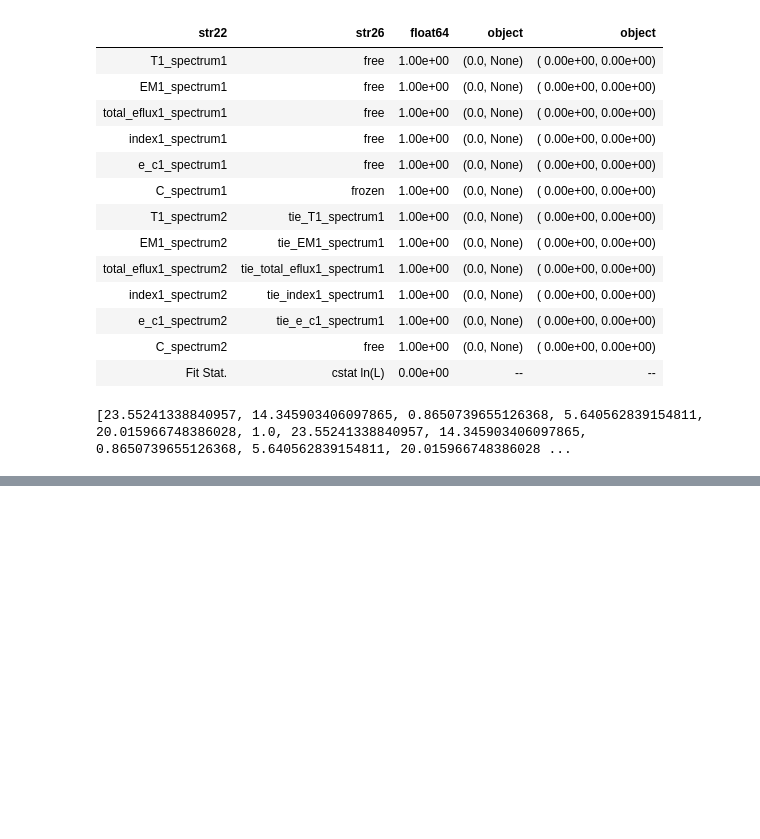
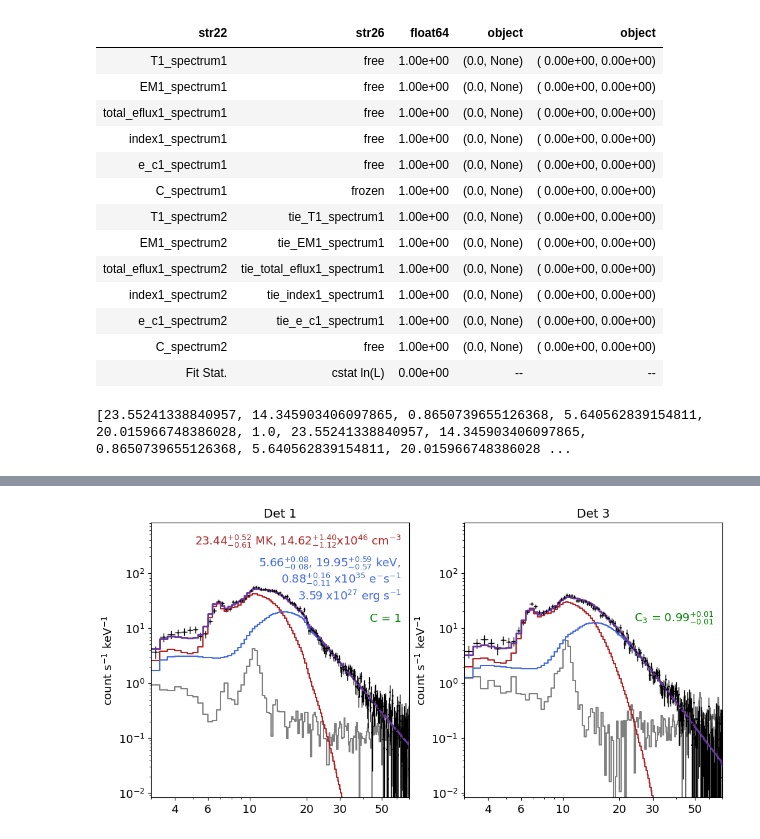
Before and after one commit to ianan/sks_examples, a Jupyter notebook: sks_fit_rhessi_flare_simdets.ipynb, the cells around one changed output, grey strips where cells are left out. Cells and saved outputs as stored; diff of their text form; code cells hidden in the pictures; blank space fills up the shorter version.

```diff
--- a/sks_fit_rhessi_flare_simdets.ipynb
+++ b/sks_fit_rhessi_flare_simdets.ipynb
@@ -201,0 +242,91 @@ plt.show()
+# %%
+plt.rc('font', family='sans-serif', weight='normal', size=13)
+# fig, axes = plt.subplots(2, 3, figsize=(13, 8), constrained_layout=True)
+fig, axes = plt.subplots(1, 2, figsize=(10, 5), constrained_layout=True)
+clist = []
+cuplist = []
+cdnlist = []
+frozendet=1
+detlist = np.array([1,3])
+
+ylims=np.array([5e-2,5e3])/6.
+xlim=[3,70]
+for s, ax in zip(range(len(detlist)), axes.flat):
+    plt.subplots
+    c=fitter.params["C_spectrum"+str(int(s+1))]["Value"]
+
+    # Get the data and fits to replot
+    engs=fitter.plotting_info['spectrum'+str(int(s+1))]['count_channels']
+    edels=fitter.plotting_info['spectrum'+str(int(s+1))]['count_channel_error']
+    rat=fitter.plotting_info['spectrum'+str(int(s+1))]['count_rates'] #background + flare
+    erat=fitter.plotting_info['spectrum'+str(int(s+1))]['count_rate_errors']
+    # Currently background returns same values twice ?!?!?! like resid
+    backrat=fitter.plotting_info['spectrum'+str(int(s+1))]['background_rate'][::2]
+    resid=fitter.plotting_info['spectrum'+str(int(s+1))]['residuals'][::2]
+    fmd=fitter.plotting_info['spectrum'+str(int(s+1))]['count_rate_model']
+    sfmd=fitter.plotting_info['spectrum'+str(int(s+1))]['submodels'] #[0] is fvth, [1] is fthick2
+    fiter=fitter.plotting_info['spectrum'+str(int(s+1))]['fitting_range']
+    # Sort out the energy binning steps for plotting
+    stepe = list()
+    for i in range(len(engs)):
+        stepe.append(engs[i] - edels[i])
+    stepe.append(engs[-1]+edels[-1])
+    ns=len(stepe)
+
+    #gs_kw = dict(height_ratios=[4,1],hspace=0.02,wspace=0.05)
+    plt.rcParams['font.size'] = 10
+    #fig, axs = plt.subplots(ncols=1, nrows=2, constrained_layout=False,
+    #                     gridspec_kw=gs_kw,figsize=spec_plot_size)
+    ax.step(stepe[0:ns-1],backrat,where='post',color='grey',lw=1.5,label='back')
+    ax.errorbar(engs,rat-backrat,xerr=edels,yerr=erat,fmt='.',color='k',lw=1.,ms=2,label='data-back')
+    ax.step(stepe[0:ns-1],sfmd[0][0:ns-1],where='post',color='firebrick',label='vth')
+    ax.step(stepe[0:ns-1],sfmd[1][0:ns-1],where='post',color='royalblue',label='thick2')
+    ax.step(stepe[0:ns-1],fmd[0:ns-1]-backrat,where='post',color='rebeccapurple',lw=2,label='vth+thick2')
+    ax.set_ylabel('count s$^{-1}$ keV$^{-1}$')
+
+
+    if not s==np.where(detlist==frozendet)[0][0]:
+        c=f'{c:4.2f}'
+        c_err=[fitter.params["C_spectrum"+str(int(s+1))]["Error"][0],fitter.params["C_spectrum"+str(int(s+1))]["Error"][1]]
+        cups=f'{c_err[1]:4.2f}'
+        cdns=f'{c_err[0]:4.2f}'
+        dd=f'{detlist[s]}'
+        ax.text(0.97,0.64,"C$_{"+dd+"}$ = "+c+'$^{+'+cups+'}_{-'+cdns+'}$',\
+            color='g',ha='right',transform=ax.transAxes,size=13)
+    else:
+        ax.text(0.97,0.92,tmks+'$^{+'+tmkups+'}_{-'+tmkdns+'}$ MK, '+\
+            ems+'$^{+'+emups+'}_{-'+emdns+'}$x10$^{46}$ cm$^{-3}$',\
+            color='firebrick',ha='right',transform=ax.transAxes,size=13)
+
+        ax.text(0.97,0.84,inds+'$^{+'+indups+'}_{-'+inddns+'}$, '+\
+            ecs+'$^{+'+ecups+'}_{-'+ecdns+'}$ keV, ',
+            color='royalblue',ha='right',transform=ax.transAxes,size=13)
+        ax.text(0.97,0.78,nts+'$^{+'+ntups+'}_{-'+ntdns+'}$ x10$^{35}$ e$^{-}$s$^{-1}$',\
+            color='royalblue',ha='right',transform=ax.transAxes,size=13)
+        ax.text(0.97,0.72,nnpows+' x10$^{27}$ erg s$\mathit{^{-1}}$',\
+              color='royalblue',ha='right',transform=ax.transAxes,size=13)
+        c=1
+        c_err=[0,0]
+        ax.text(0.97,0.64,"C = 1",\
+            color='g',ha='right',transform=ax.transAxes,size=13)
+    if s > 2:
+        ax.set_xlabel("Energy [keV]")
+    if s ==3:
+        ax.legend(loc=3,labelcolor='linecolor',frameon=False,prop={'size': 10})
+
+    clist.append(float(c))
+    cuplist.append(c_err[0])
+    cdnlist.append(c_err[1])
+
+    ax.set_yscale("log")
+    ax.set_xscale("log")
+    ax.set_ylim(ylims)
+    ax.set_xlim(xlim)
+    ax.set_xticks([4,6,10,20,30,50])
+    ax.get_xaxis().set_major_formatter(matplotlib.ticker.ScalarFormatter())
+
+    ax.set_title("Det " + str(detlist[s]),size=14)
+plt.savefig('20030725_vth_thick2_ex_detsim.pdf',bbox_inches='tight')
+plt.show()
+# %% [output]
+[figure, added]
```
Also changed, not shown: parts of 10 cells of this notebook, 3 other files.
